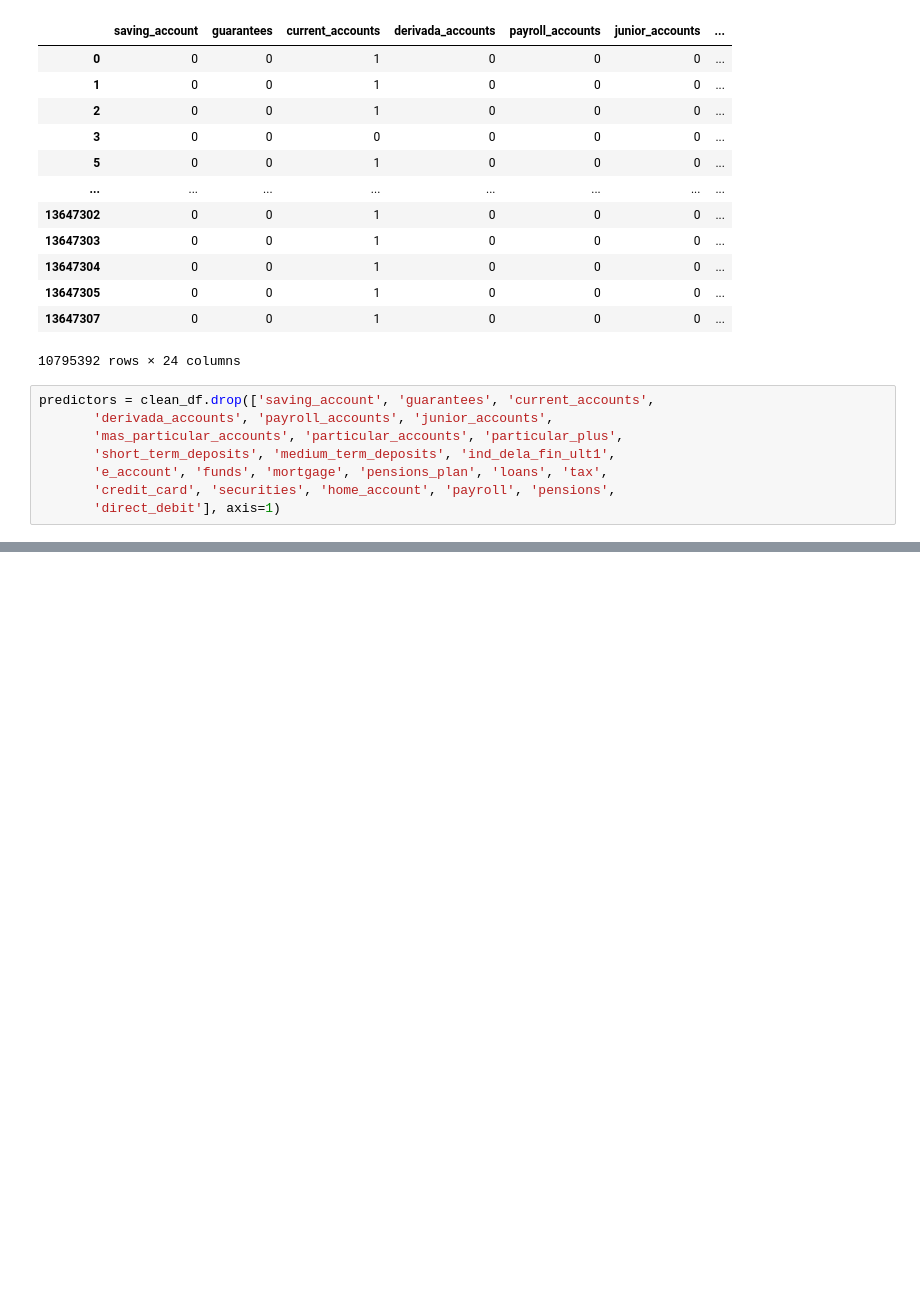
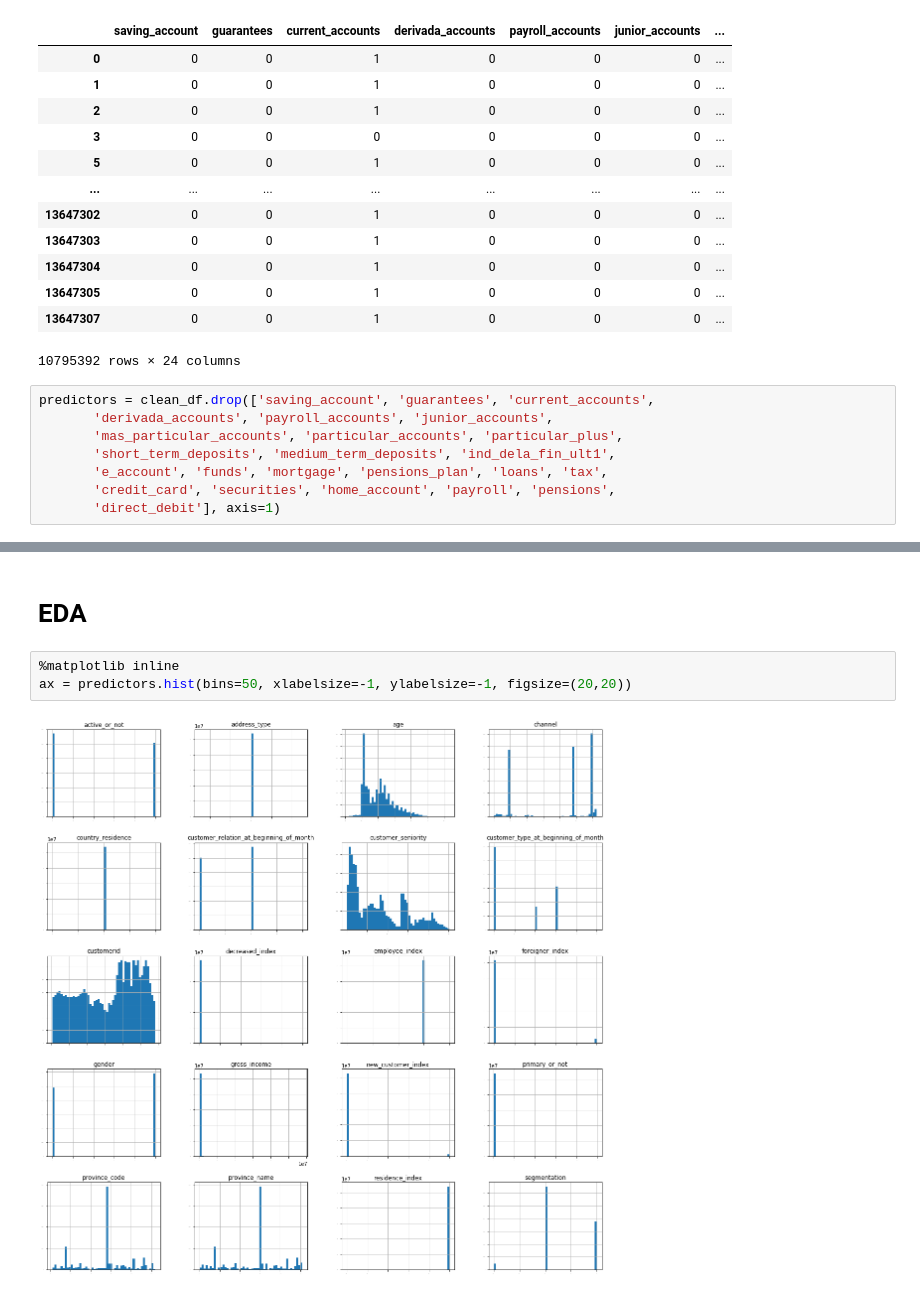
Before and after one commit to kaanbursa/customer_behavior, a Jupyter notebook: santender.ipynb, the cells around one changed output, grey strips where cells are left out. Saved outputs shown, nothing was run; the diff lists cells and outputs as text; blank space fills up the shorter version.

```diff
--- a/santender.ipynb
+++ b/santender.ipynb
@@ -290,0 +292,7 @@ predictors.head()
+# %% [markdown]
+# EDA
+# %%
+%matplotlib inline
+ax = predictors.hist(bins=50, xlabelsize=-1, ylabelsize=-1, figsize=(20,20))
+# %% [output]
+[figure, added]
```
Also changed, not shown: parts of 32 cells of this notebook.
